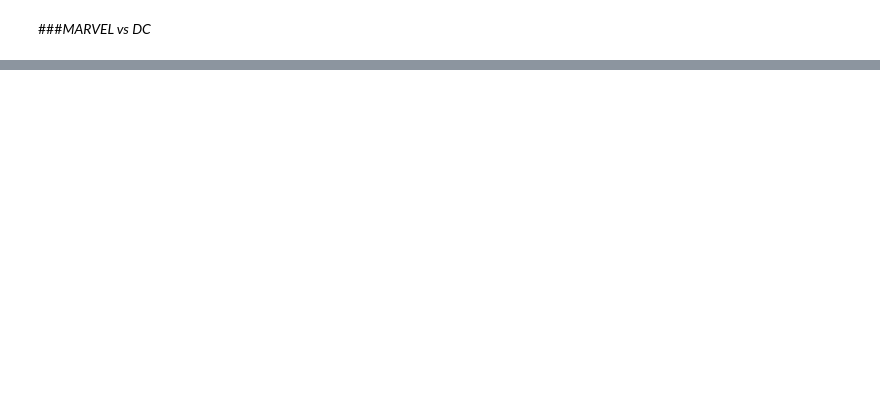
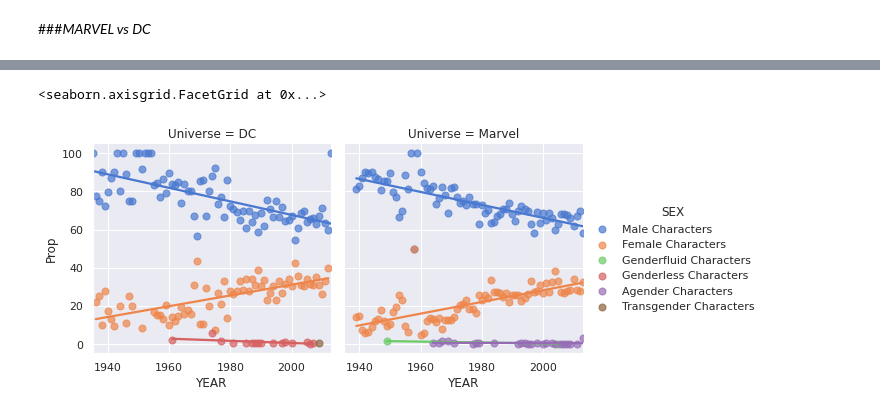
Before and after one commit to AlKafir666/Marvel-vs-DC-ML-and-BI, a Jupyter notebook: Marvel_vs_DC_Genero.ipynb, the cells around one changed output, grey strips where cells are left out. Cells and saved outputs as stored; diff of their text form; code cells hidden in the pictures; blank space fills up the shorter version.

```diff
--- a/Marvel_vs_DC_Genero.ipynb
+++ b/Marvel_vs_DC_Genero.ipynb
@@ -702,0 +195,9 @@ plt.show()
+# %%
+#Same grafic than the one above but with linear regression within each dataset. As you can see in both Universes the tendency is to have 50% proportion of Male and Females. Also un-common genders start to appear in the last years. however the ammount is still low to have a tendency
+
+sns.lmplot(x="YEAR", y="Prop", col="Universe", hue="SEX", data=inner_join,
+           col_wrap=2, ci=None, palette="muted", height=4,
+           scatter_kws={"s": 50, "alpha": 0.7})
+# %% [output]
+<seaborn.axisgrid.FacetGrid at 0x...>
+[figure, added]
```
Also changed, not shown: parts of 105 cells of this notebook.
